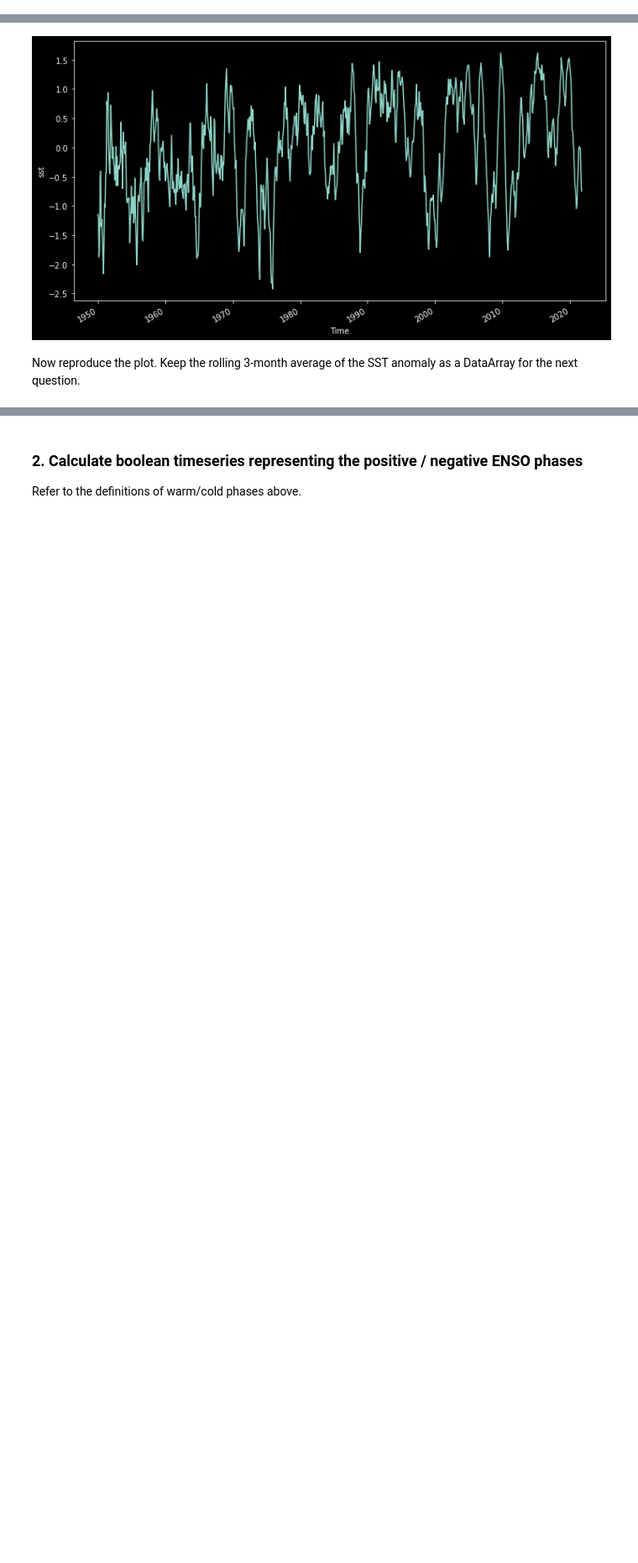
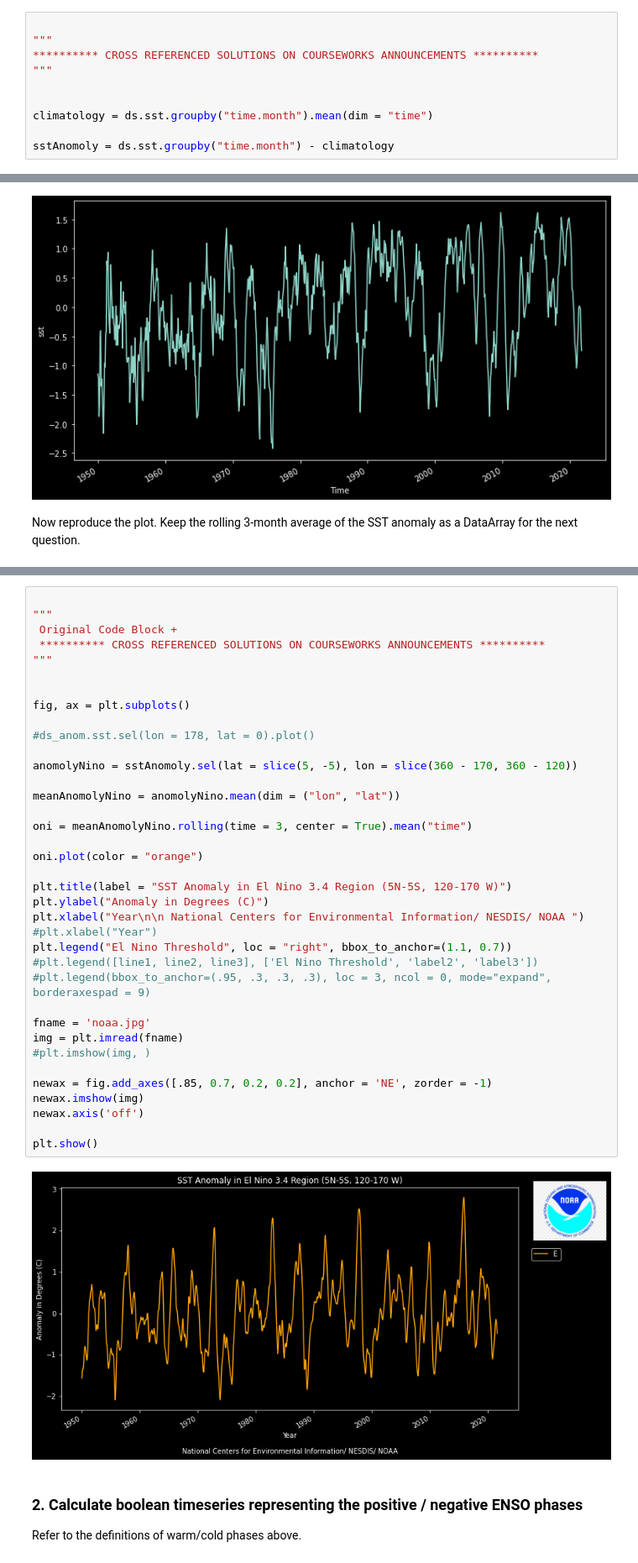
Before and after one commit to DRUFS/Tasks-Python-Research-Computing-, a Jupyter notebook: more_xarray.ipynb, the cells around one changed output, grey strips where cells are left out. Shown at 84% size. Cells and saved outputs as stored; diff of their text form; blank space fills up the shorter version.

```diff
--- a/more_xarray.ipynb
+++ b/more_xarray.ipynb
@@ -88 +62,11 @@ Attributes: (12/38)
+# %%
+
+"""
+********** CROSS REFERENCED SOLUTIONS ON COURSEWORKS ANNOUNCEMENTS **********
+"""
+
+
+climatology = ds.sst.groupby("time.month").mean(dim = "time")
+
+sstAnomoly = ds.sst.groupby("time.month") - climatology
 # %%
@@ -194,3 +200,42 @@ plt.show()
+# %%
+
+"""
+ Original Code Block +
+ ********** CROSS REFERENCED SOLUTIONS ON COURSEWORKS ANNOUNCEMENTS **********
+"""
+
+
+fig, ax = plt.subplots()
+
+#ds_anom.sst.sel(lon = 178, lat = 0).plot()
+
+anomolyNino = sstAnomoly.sel(lat = slice(5, -5), lon = slice(360 - 170, 360 - 120))
+
+meanAnomolyNino = anomolyNino.mean(dim = ("lon", "lat"))
+
+oni = meanAnomolyNino.rolling(time = 3, center = True).mean("time")
+
+oni.plot(color = "orange")
+
+plt.title(label = "SST Anomaly in El Nino 3.4 Region (5N-5S, 120-170 W)")
+plt.ylabel("Anomaly in Degrees (C)")
+plt.xlabel("Year\n\n National Centers for Environmental Information/ NESDIS/ NOAA ")
+#plt.xlabel("Year")
+plt.legend("El Nino Threshold", loc = "right", bbox_to_anchor=(1.1, 0.7))
+#plt.legend([line1, line2, line3], ['El Nino Threshold', 'label2', 'label3'])
+#plt.legend(bbox_to_anchor=(.95, .3, .3, .3), loc = 3, ncol = 0, mode="expand", borderaxespad = 9)
+
+fname = 'noaa.jpg'
+img = plt.imread(fname)
+#plt.imshow(img, )
+
+newax = fig.add_axes([.85, 0.7, 0.2, 0.2], anchor = 'NE', zorder = -1)
+newax.imshow(img)
+newax.axis('off')
+
+plt.show()
+# %% [output]
+[figure, added]
 # %% [markdown]
 ### 2. Calculate boolean timeseries representing the positive / negative ENSO phases
 
```
Also changed, not shown: parts of 26 cells of this notebook.
